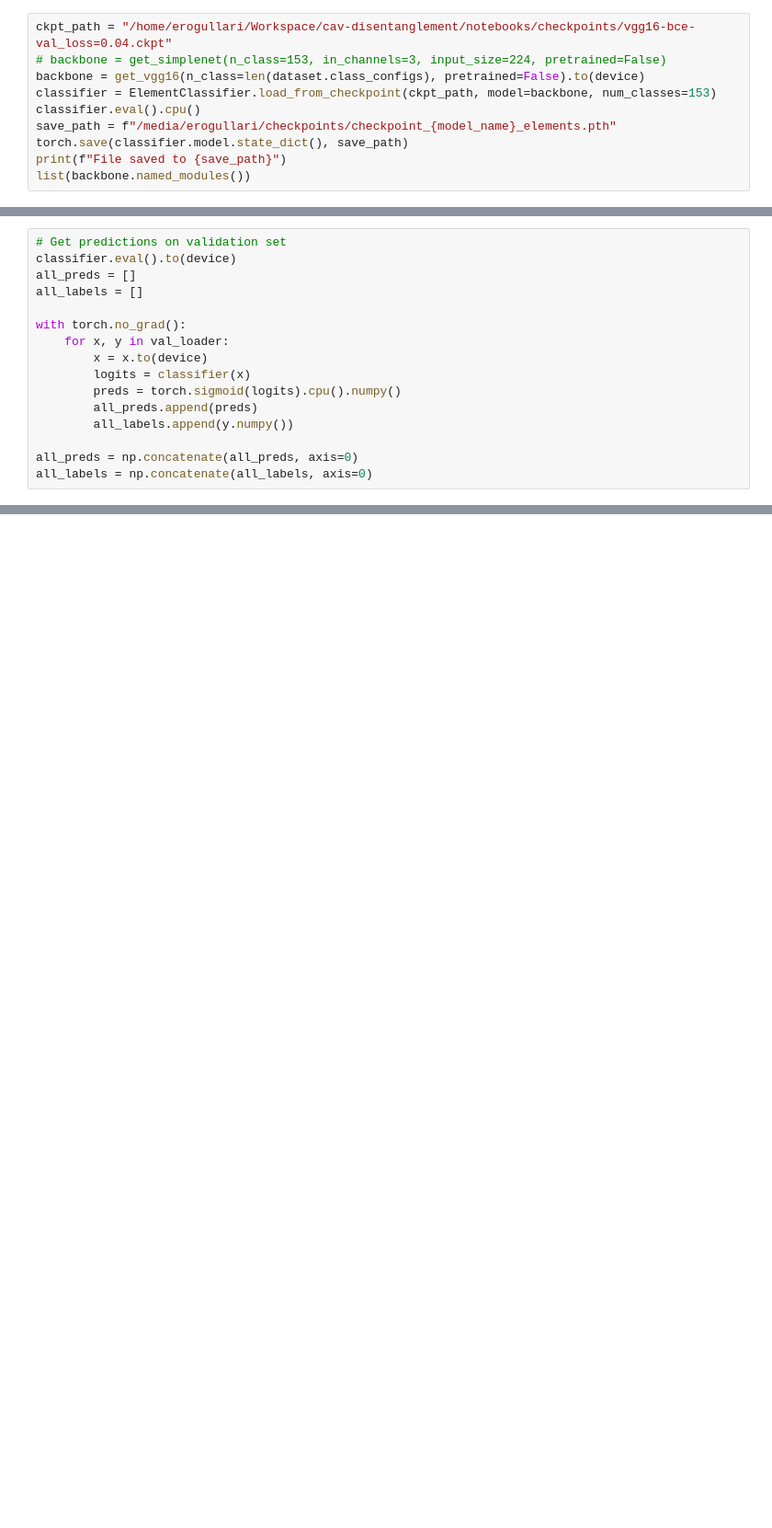
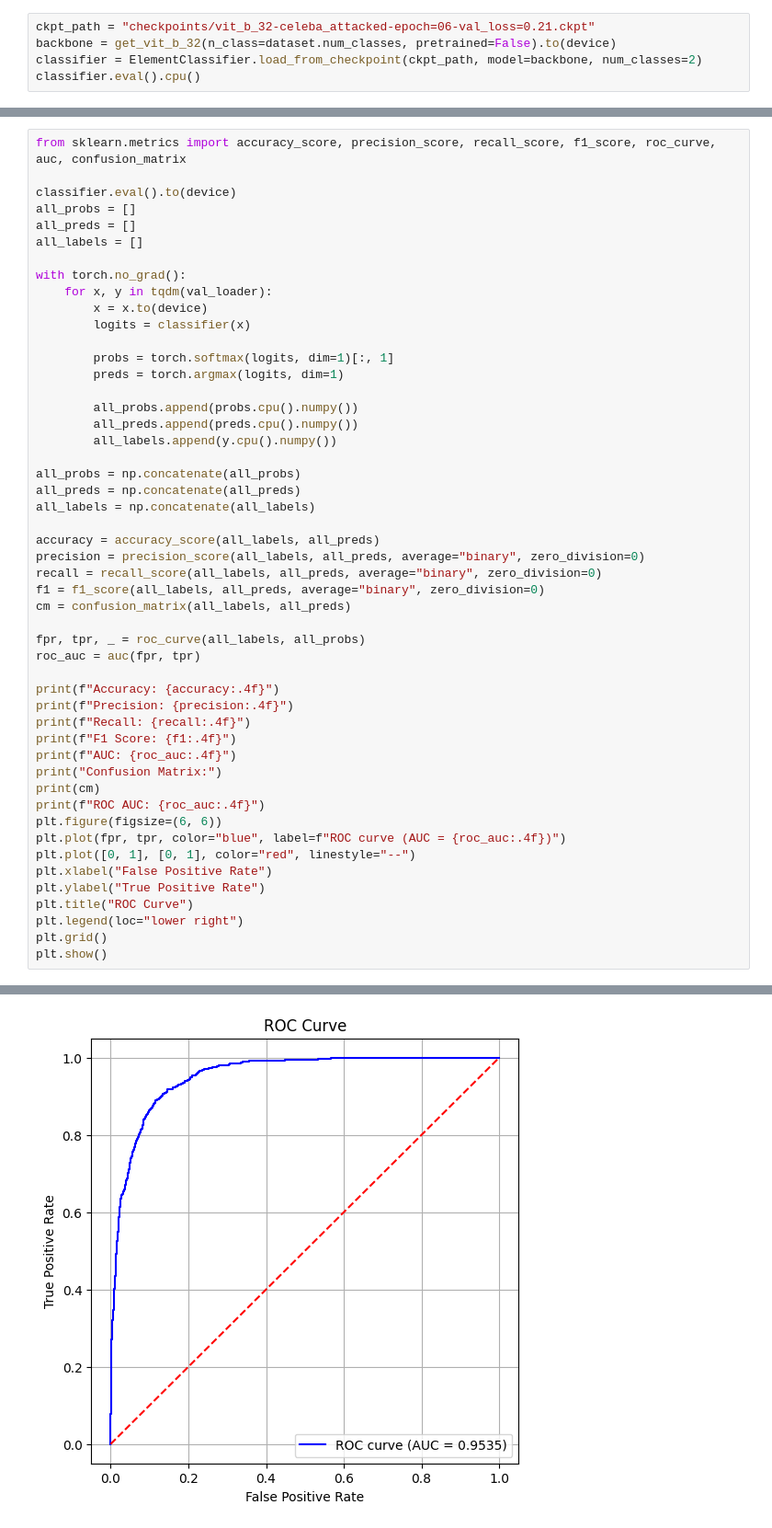
Before and after one commit to erenerogullari/cav-disentanglement, a Jupyter notebook: notebooks/train_model_celeba.ipynb, the cells around one changed output, grey strips where cells are left out. Shown at 92% size. Saved outputs shown, nothing was run; the diff lists cells and outputs as text; blank space fills up the shorter version.

```diff
--- a/notebooks/train_model_celeba.ipynb
+++ b/notebooks/train_model_celeba.ipynb
@@ -346,11 +234,6 @@ plt.show()
 # %%
-ckpt_path = "/home/erogullari/Workspace/cav-disentanglement/notebooks/checkpoints/vgg16-bce-val_loss=0.04.ckpt"
-# backbone = get_simplenet(n_class=153, in_channels=3, input_size=224, pretrained=False)
-backbone = get_vgg16(n_class=len(dataset.class_configs), pretrained=False).to(device)
-classifier = ElementClassifier.load_from_checkpoint(ckpt_path, model=backbone, num_classes=153)
+ckpt_path = "checkpoints/vit_b_32-celeba_attacked-epoch=06-val_loss=0.21.ckpt"
+backbone = get_vit_b_32(n_class=dataset.num_classes, pretrained=False).to(device)
+classifier = ElementClassifier.load_from_checkpoint(ckpt_path, model=backbone, num_classes=2)
 classifier.eval().cpu()
-save_path = f"/media/erogullari/checkpoints/checkpoint_{model_name}_elements.pth"
-torch.save(classifier.model.state_dict(), save_path)
-print(f"File saved to {save_path}")
-list(backbone.named_modules())
 # %% [output]
@@ -375,16 +257,51 @@ File saved to /media/erogullari/checkpoints/checkpoint_vgg16_elements.pth
 # %%
-# Get predictions on validation set
+from sklearn.metrics import accuracy_score, precision_score, recall_score, f1_score, roc_curve, auc, confusion_matrix
+
 classifier.eval().to(device)
+all_probs = []
 all_preds = []
 all_labels = []
 
 with torch.no_grad():
-    for x, y in val_loader:
+    for x, y in tqdm(val_loader):
         x = x.to(device)
         logits = classifier(x)
-        preds = torch.sigmoid(logits).cpu().numpy()
-        all_preds.append(preds)
-        all_labels.append(y.numpy())
 
-all_preds = np.concatenate(all_preds, axis=0)
-all_labels = np.concatenate(all_labels, axis=0)
+        probs = torch.softmax(logits, dim=1)[:, 1]
+        preds = torch.argmax(logits, dim=1)
+
+        all_probs.append(probs.cpu().numpy())
+        all_preds.append(preds.cpu().numpy())
+        all_labels.append(y.cpu().numpy())
+
+all_probs = np.concatenate(all_probs)
+all_preds = np.concatenate(all_preds)
+all_labels = np.concatenate(all_labels)
+
+accuracy = accuracy_score(all_labels, all_preds)
+precision = precision_score(all_labels, all_preds, average="binary", zero_division=0)
+recall = recall_score(all_labels, all_preds, average="binary", zero_division=0)
+f1 = f1_score(all_labels, all_preds, average="binary", zero_division=0)
+cm = confusion_matrix(all_labels, all_preds)
+
+fpr, tpr, _ = roc_curve(all_labels, all_probs)
+roc_auc = auc(fpr, tpr)
+
+print(f"Accuracy: {accuracy:.4f}")
+print(f"Precision: {precision:.4f}")
+print(f"Recall: {recall:.4f}")
+print(f"F1 Score: {f1:.4f}")
+print(f"AUC: {roc_auc:.4f}")
+print("Confusion Matrix:")
+print(cm)
+print(f"ROC AUC: {roc_auc:.4f}")
+plt.figure(figsize=(6, 6))
+plt.plot(fpr, tpr, color="blue", label=f"ROC curve (AUC = {roc_auc:.4f})")
+plt.plot([0, 1], [0, 1], color="red", linestyle="--")
+plt.xlabel("False Positive Rate")
+plt.ylabel("True Positive Rate")
+plt.title("ROC Curve")
+plt.legend(loc="lower right")
+plt.grid()
+plt.show()
+# %% [output]
@@ -390,0 +317 @@ all_labels = np.concatenate(all_labels, axis=0)
+[figure, added]
```
Also changed, not shown: parts of 28 cells of this notebook, 10 other files.
